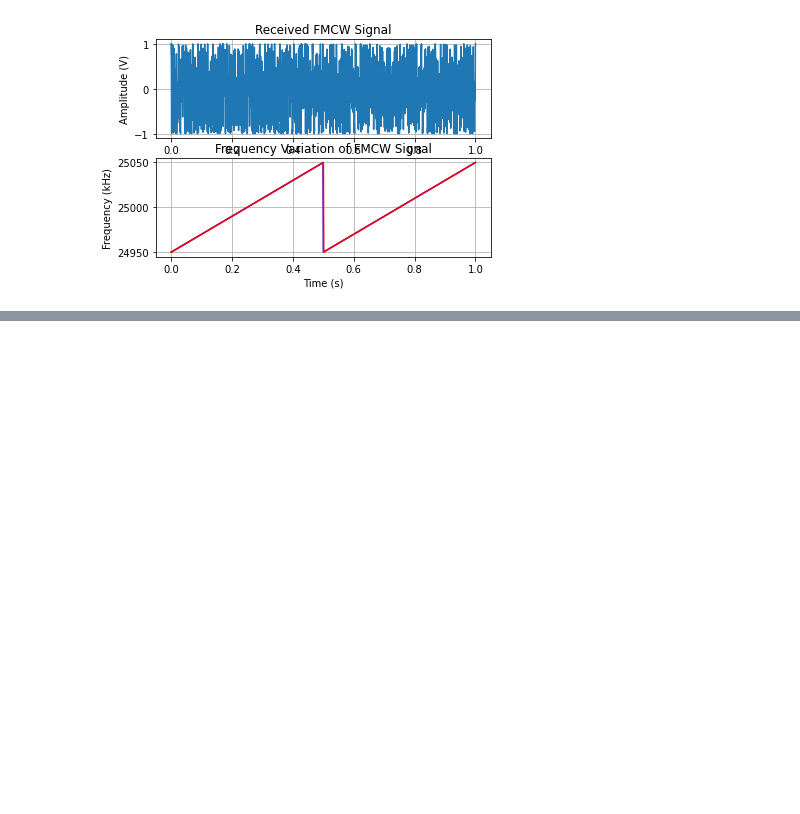
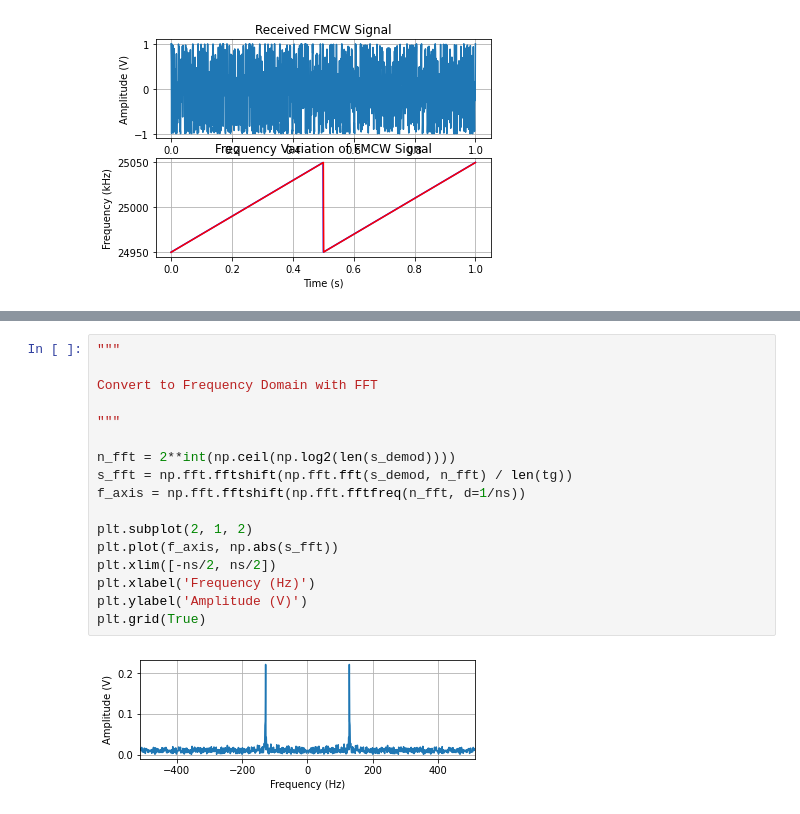
Before and after one commit to naufalmuafi/fmcw-radar_simulation, a Jupyter notebook: fmcw-radar_simulation.ipynb, the cells around one changed output, grey strips where cells are left out. Saved outputs shown, nothing was run; the diff lists cells and outputs as text; blank space fills up the shorter version.

```diff
--- a/fmcw-radar_simulation.ipynb
+++ b/fmcw-radar_simulation.ipynb
@@ -139,0 +201,19 @@ add Gaussian Noise
+# %%
+"""
+
+Convert to Frequency Domain with FFT
+
+"""
+
+n_fft = 2**int(np.ceil(np.log2(len(s_demod))))
+s_fft = np.fft.fftshift(np.fft.fft(s_demod, n_fft) / len(tg))
+f_axis = np.fft.fftshift(np.fft.fftfreq(n_fft, d=1/ns))
+
+plt.subplot(2, 1, 2)
+plt.plot(f_axis, np.abs(s_fft))
+plt.xlim([-ns/2, ns/2])
+plt.xlabel('Frequency (Hz)')
+plt.ylabel('Amplitude (V)')
+plt.grid(True)
+# %% [output]
+[figure, added]
```
Also changed, not shown: parts of 11 cells of this notebook.
